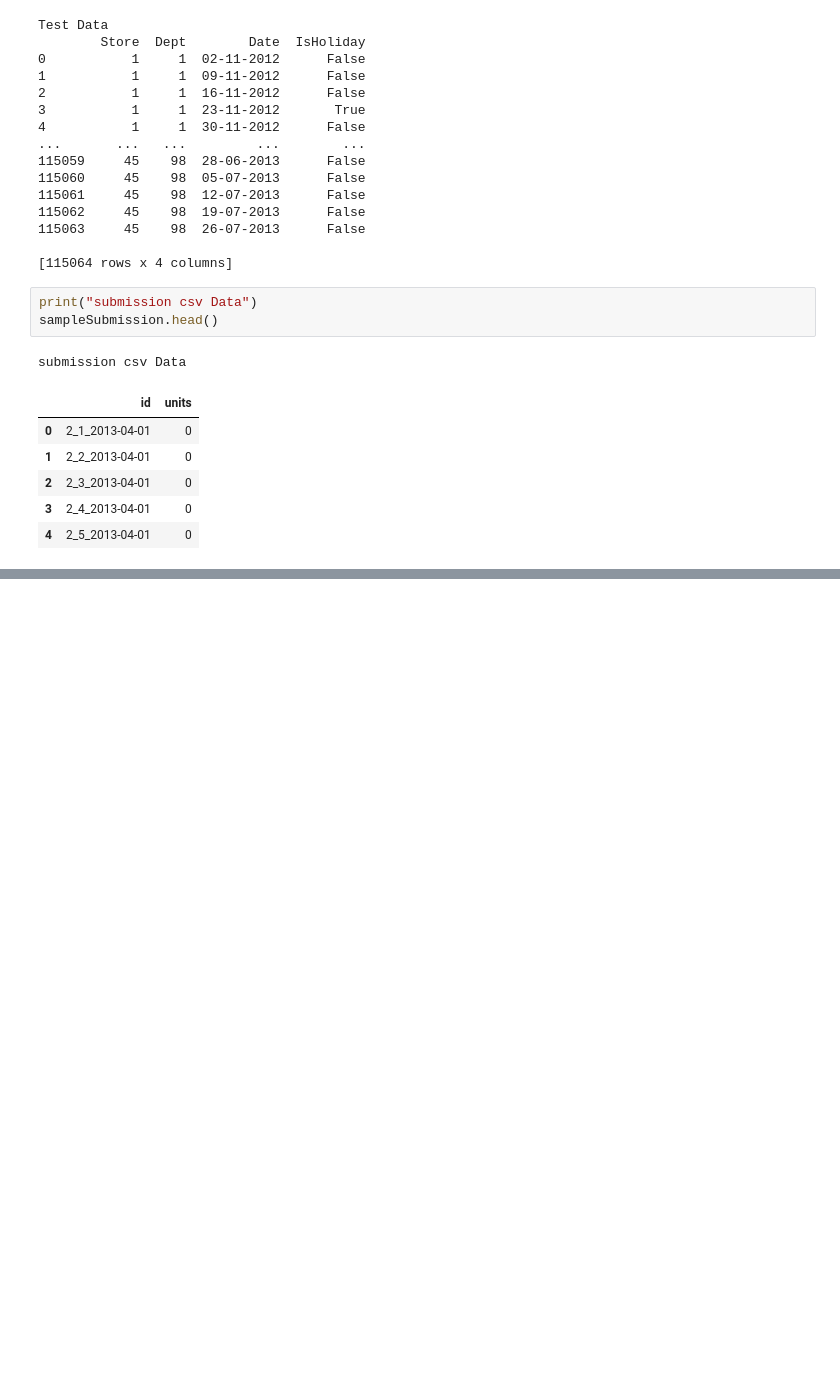
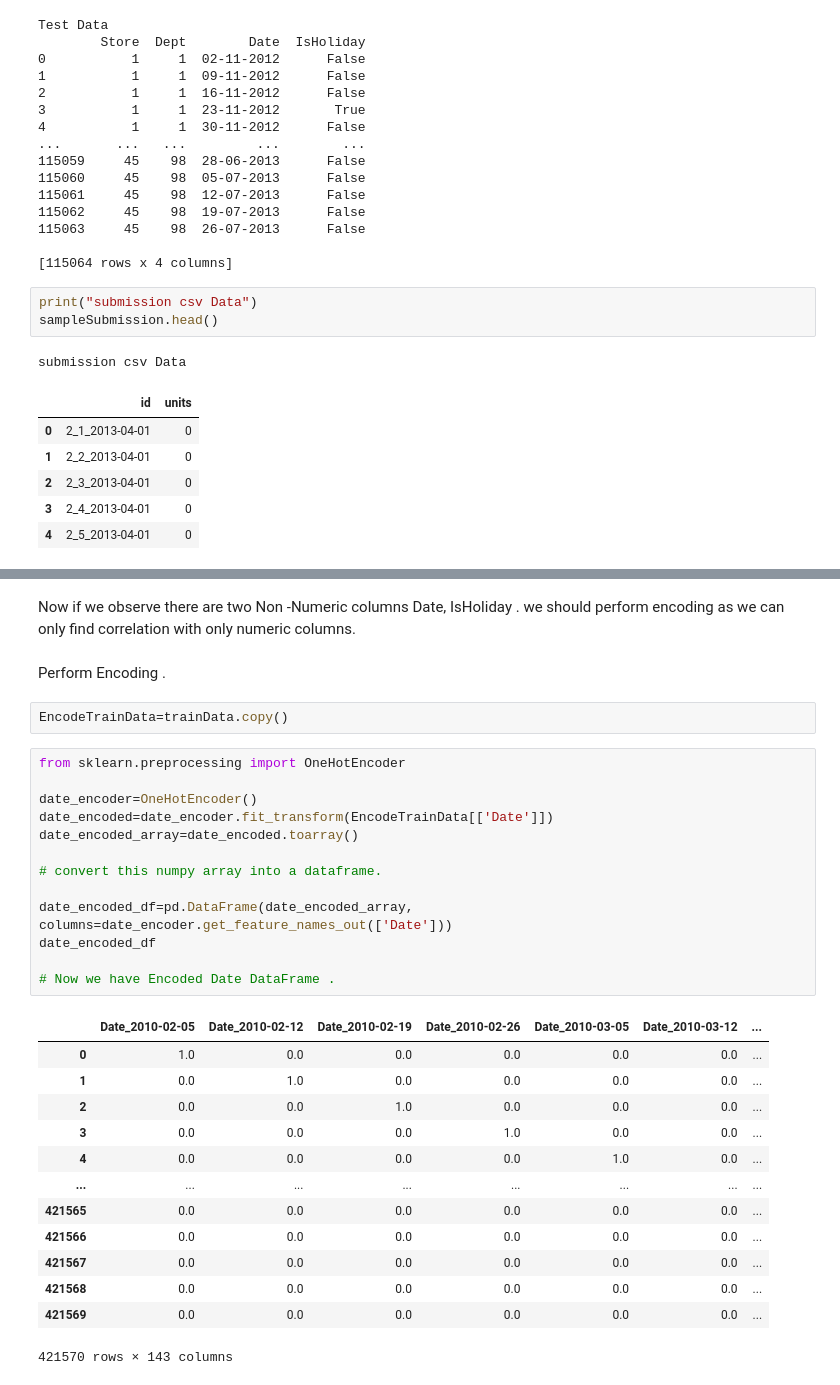
Before and after one commit to akashnarwal7/Walmart-kaggle-Compitetion, a Jupyter notebook: Walmart_Sales_Forecasting.ipynb, the cells around one changed output, grey strips where cells are left out. Saved outputs shown, nothing was run; the diff lists cells and outputs as text; blank space fills up the shorter version.

```diff
--- a/Walmart_Sales_Forecasting.ipynb
+++ b/Walmart_Sales_Forecasting.ipynb
@@ -129,0 +147,34 @@ submission csv Data
+# %% [markdown]
+Now if we observe there are two Non -Numeric columns Date, IsHoliday .
+we should perform encoding as we can only find correlation with only numeric columns.
+# %% [markdown]
+Perform Encoding .
+# %%
+EncodeTrainData=trainData.copy()
+# %%
+from sklearn.preprocessing import OneHotEncoder
+
+date_encoder=OneHotEncoder()
+date_encoded=date_encoder.fit_transform(EncodeTrainData[['Date']])
+date_encoded_array=date_encoded.toarray()
+
+# convert this numpy array into a dataframe.
+
+date_encoded_df=pd.DataFrame(date_encoded_array, columns=date_encoder.get_feature_names_out(['Date']))
+date_encoded_df
+
+# Now we have Encoded Date DataFrame .
+# %% [output]
+|  | Date_2010-02-05 | Date_2010-02-12 | Date_2010-02-19 | Date_2010-02-26 | Date_2010-03-05 | Date_2010-03-12 | ... |
+| 0 | 1.0 | 0.0 | 0.0 | 0.0 | 0.0 | 0.0 | ... |
+| 1 | 0.0 | 1.0 | 0.0 | 0.0 | 0.0 | 0.0 | ... |
+| 2 | 0.0 | 0.0 | 1.0 | 0.0 | 0.0 | 0.0 | ... |
+| 3 | 0.0 | 0.0 | 0.0 | 1.0 | 0.0 | 0.0 | ... |
+| 4 | 0.0 | 0.0 | 0.0 | 0.0 | 1.0 | 0.0 | ... |
+| ... | ... | ... | ... | ... | ... | ... | ... |
+| 421565 | 0.0 | 0.0 | 0.0 | 0.0 | 0.0 | 0.0 | ... |
+| 421566 | 0.0 | 0.0 | 0.0 | 0.0 | 0.0 | 0.0 | ... |
+| 421567 | 0.0 | 0.0 | 0.0 | 0.0 | 0.0 | 0.0 | ... |
+| 421568 | 0.0 | 0.0 | 0.0 | 0.0 | 0.0 | 0.0 | ... |
+| 421569 | 0.0 | 0.0 | 0.0 | 0.0 | 0.0 | 0.0 | ... |
+421570 rows × 143 columns
```
Also changed, not shown: parts of 12 cells of this notebook.
